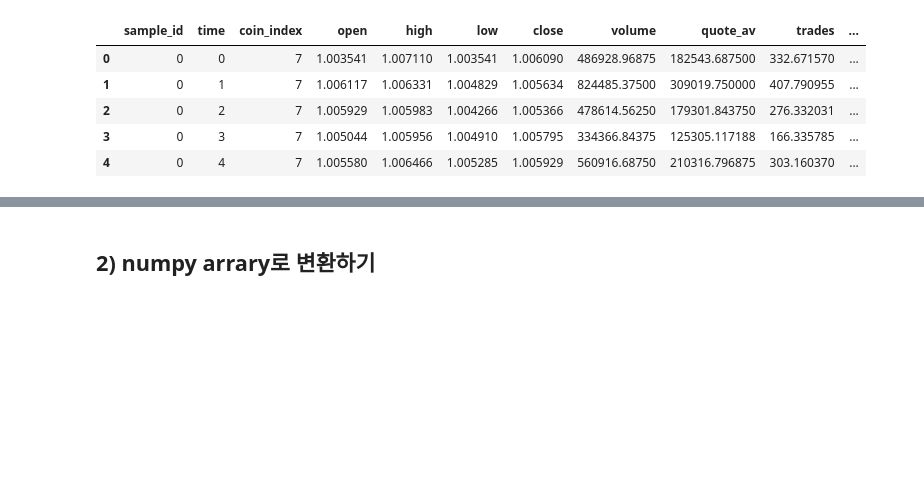
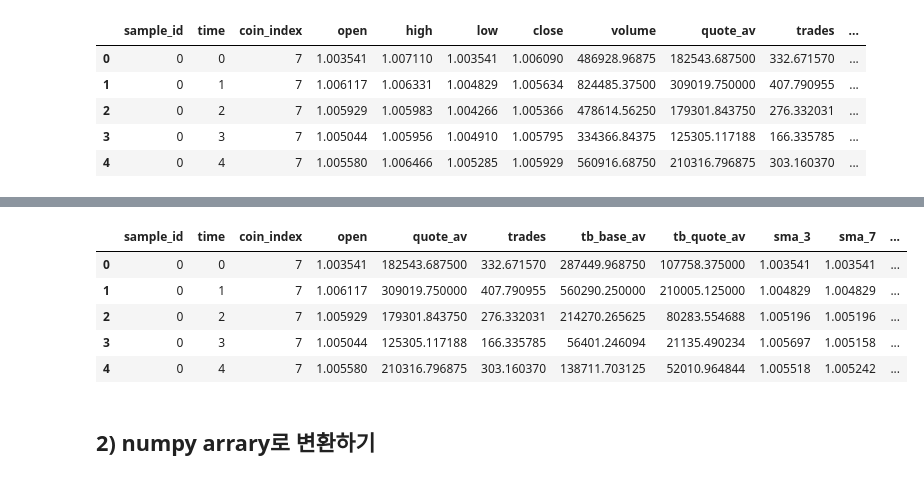
Before and after one commit to ModuWay/baseline, a Jupyter notebook: MACD_visualization.ipynb, the cells around one changed output, grey strips where cells are left out. Saved outputs shown, nothing was run; the diff lists cells and outputs as text; code cells hidden in the pictures; blank space fills up the shorter version.

```diff
--- a/MACD_visualization.ipynb
+++ b/MACD_visualization.ipynb
@@ -217,2 +268,4 @@ test_x_df
+# %%
+test_x_df.loc[:,'sma_3'] = sma_3['open'].values
 # %%
 sma_7 = pd.DataFrame(test_x_df.groupby(test_x_df['sample_id'])['open'].rolling(window = 7, min_periods=1).mean())
@@ -235,8 +288,8 @@ sma_7
 # %%
 test_x_df.loc[:,'sma_7'] = sma_7['open'].values
 # %%
-sam_25 = pd.DataFrame(test_x_df.groupby(test_x_df['sample_id'])['open'].rolling(window = 25, min_periods=1).mean())
-sam_25
+sma_25 = pd.DataFrame(test_x_df.groupby(test_x_df['sample_id'])['open'].rolling(window = 25, min_periods=1).mean())
+sma_25.head()
 # %% [output]
 |  |  | open |
 | sample_id |  |  |
@@ -253,7 +306,7 @@ sam_25
 |  | 730019 | 0.995357 |
 730020 rows × 1 columns
 # %%
-test_x_df.loc[:,'sam_25'] = sam_25['open'].values
+test_x_df.loc[:,'sma_25'] = sma_25['open'].values
 # %%
 test_x_df.head()
 # %% [output]
@@ -291,7 +363,14 @@ macd_train_y_df = pd.read_csv(data_path  + "/macd_train_y_df.csv")
 # %%
-test_x_df.to_csv(data_path + '/macd_test_x_df.csv', columns=col_lst, index=False)
-macd_test_x_df = pd.read_csv(data_path  + "/macd_test_x_df.csv")
+test_x_df.to_csv(data_path + '/v1_test_x_df.csv', columns=col_lst, index=False)
+macd_test_x_df = pd.read_csv(data_path  + "/v1_test_x_df.csv")
 macd_test_x_df.head()
+# %% [output]
+|  | sample_id | time | coin_index | open | quote_av | trades | tb_base_av | tb_quote_av | sma_3 | sma_7 | ... |
+| 0 | 0 | 0 | 7 | 1.003541 | 182543.687500 | 332.671570 | 287449.968750 | 107758.375000 | 1.003541 | 1.003541 | ... |
+| 1 | 0 | 1 | 7 | 1.006117 | 309019.750000 | 407.790955 | 560290.250000 | 210005.125000 | 1.004829 | 1.004829 | ... |
+| 2 | 0 | 2 | 7 | 1.005929 | 179301.843750 | 276.332031 | 214270.265625 | 80283.554688 | 1.005196 | 1.005196 | ... |
+| 3 | 0 | 3 | 7 | 1.005044 | 125305.117188 | 166.335785 | 56401.246094 | 21135.490234 | 1.005697 | 1.005158 | ... |
+| 4 | 0 | 4 | 7 | 1.005580 | 210316.796875 | 303.160370 | 138711.703125 | 52010.964844 | 1.005518 | 1.005242 | ... |
 # %% [markdown]
 ## 2) numpy arrary로 변환하기
 # %%
```
Also changed, not shown: parts of 29 cells of this notebook, 1 other file.
